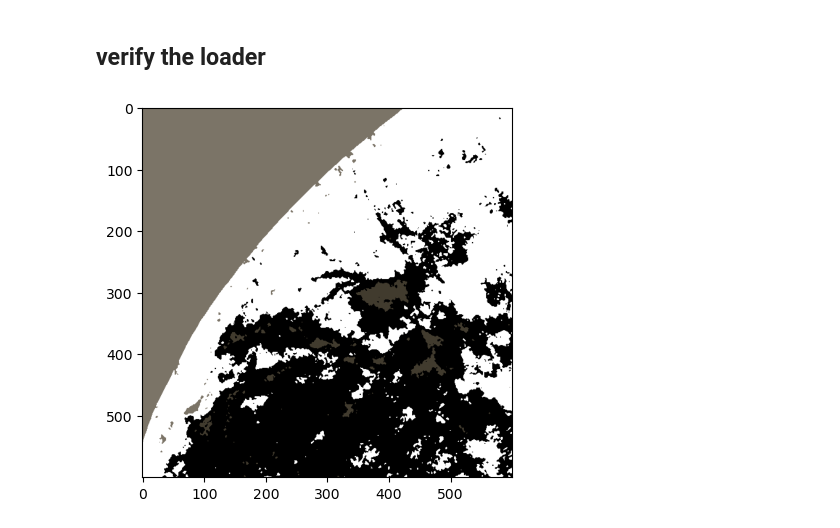
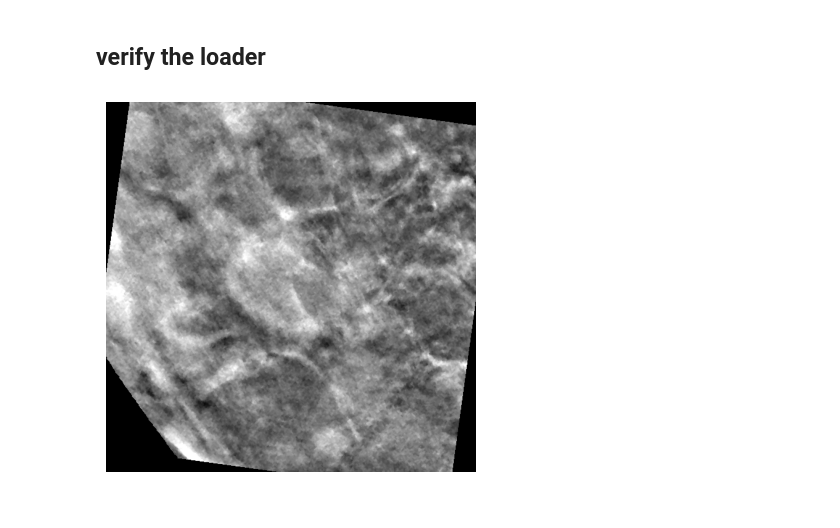
Before and after one commit to MedPhysLab/deep_learning_classifier, a Jupyter notebook: create_dataset.ipynb, the cells around one changed output. Saved outputs shown, nothing was run; the diff lists cells and outputs as text; code cells hidden in the pictures.

```diff
--- a/create_dataset.ipynb
+++ b/create_dataset.ipynb
@@ -158,9 +205,18 @@ class TumorDataset(Dataset):
         # Construct the full path to the image
         img_path = os.path.join(self.root_dir, folder, img_name) +".tif"
 
+                # Load the image
+        image = Image.open(img_path)
+        # Convert to numpy array
+        image_np = np.array(image)
+        # Normalize the pixel values to the range [0, 255]
+        image_np = (image_np / 65535.0) * 255.0
+        image_np = image_np.astype(np.uint8)
+        # Stack the grayscale image into 3 identical channels to create an RGB image
+        image_rgb_np = np.stack((image_np,)*3, axis=-1)
+        # Convert the NumPy array to a PIL Image
+        image = Image.fromarray(image_rgb_np)
 
-
-        image = Image.open(img_path)#.convert('RGB')  # Convert to RGB for consistency
         # Crop the image centered at (centroid_x, centroid_y)
         image = crop_image(image, centroid_x, centroid_y, width=600,height=600)
 
@@ -179,10 +235,12 @@ std=[0.229, 0.224, 0.225]
 from torchvision import transforms
 
 transform = transforms.Compose([
-    #transforms.Resize((256, 256)),  # Resize to fixed size
-    #transforms.Grayscale(num_output_channels=3),  # Convert to grayscale if needed
-    transforms.ToTensor(),         # Convert PIL image to PyTorch tensor
-    #transforms.Normalize(mean, std)  # Normalize
+    transforms.ToTensor(),  # Convert PIL image to PyTorch tensor
+    #transforms.ConvertImageDtype(torch.float32),
+    #transforms.Normalize(mean=mean, std=std),  # Normalize to range [0, 1]
+    transforms.RandomRotation(degrees=45),  # Random rotation
+    transforms.RandomHorizontalFlip(),  # Random horizontal flip
+    transforms.RandomVerticalFlip()  # Random vertical flip
 ])
 # %%
 # Instantiate Dataset
@@ -262,8 +271,16 @@ pil_image.show()
-# %%
-
-# Visualize the first image in the batch
-image = unnormalized_images[0].permute(1, 2, 0).numpy()  # Convert to HWC
-plt.imshow(image)
-plt.show()
-# %% [output]
-[figure, removed]
+# %%
+# Function to show an image
+def imshow(image):
+    # Convert the tensor to a NumPy array
+    image = image.numpy().transpose((1, 2, 0))
+    # Unnormalize the image if it was normalized
+    image = image * 255.0
+    image = image.astype(np.uint8)
+    plt.imshow(image)
+    plt.axis('off')
+    plt.show()
+
+# Show the first image in the batch
+imshow(images[0])
+# %% [output]
+[figure, added]
```
Also changed, not shown: parts of 14 cells of this notebook.
